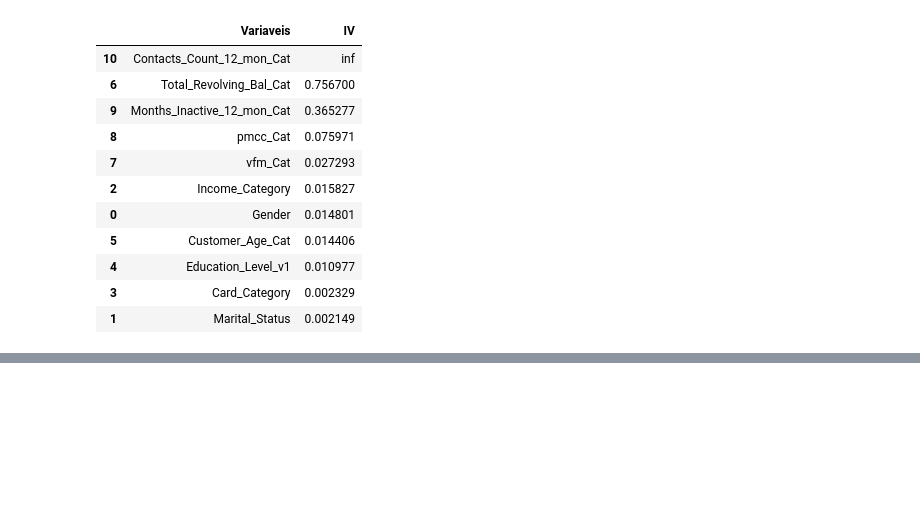
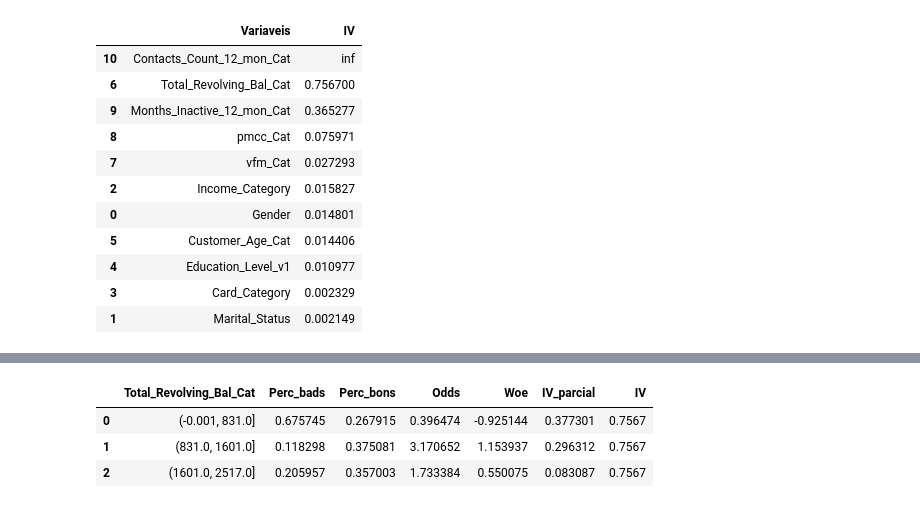
Before and after one commit to HugoCalegari/Estudo_Cartao_Credito, a Jupyter notebook: vCartao_Credito/1.Variaveis/0.Preprocessamento.ipynb, the cells around one changed output, grey strips where cells are left out. Saved outputs shown, nothing was run; the diff lists cells and outputs as text; code cells hidden in the pictures; blank space fills up the shorter version.

```diff
--- a/vCartao_Credito/1.Variaveis/0.Preprocessamento.ipynb
+++ b/vCartao_Credito/1.Variaveis/0.Preprocessamento.ipynb
@@ -203,0 +196,10 @@ Funcoes.IV_lista_variaveis(dados_treino.drop(['type'], axis = 1), 'Attrition_Fla
+# %%
+# É importante lembrar da parte Exploracao_Inicial que o saldo rotativo total está inflado em zero
+# Aqui notamos inversão do WOE, na terceira categoria
+
+Funcoes.IV(dados_treino.drop(['type'], axis = 1), 'Total_Revolving_Bal_Cat', 'Attrition_Flag')
+# %% [output]
+|  | Total_Revolving_Bal_Cat | Perc_bads | Perc_bons | Odds | Woe | IV_parcial | IV |
+| 0 | (-0.001, 831.0] | 0.675745 | 0.267915 | 0.396474 | -0.925144 | 0.377301 | 0.7567 |
+| 1 | (831.0, 1601.0] | 0.118298 | 0.375081 | 3.170652 | 1.153937 | 0.296312 | 0.7567 |
+| 2 | (1601.0, 2517.0] | 0.205957 | 0.357003 | 1.733384 | 0.550075 | 0.083087 | 0.7567 |
```
Also changed, not shown: parts of 23 cells of this notebook.
